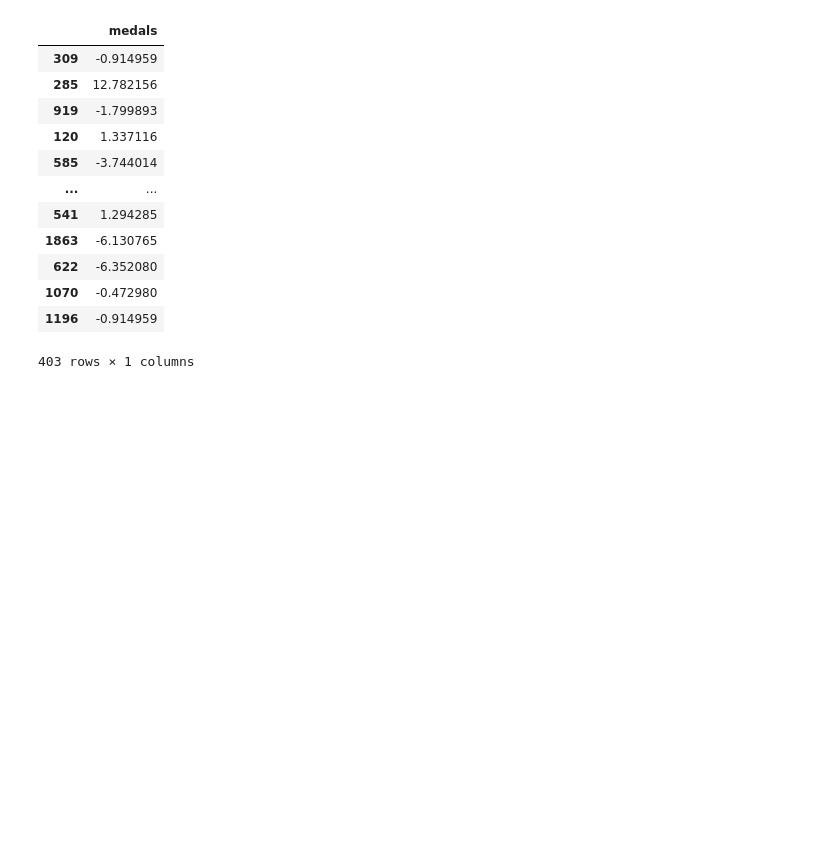
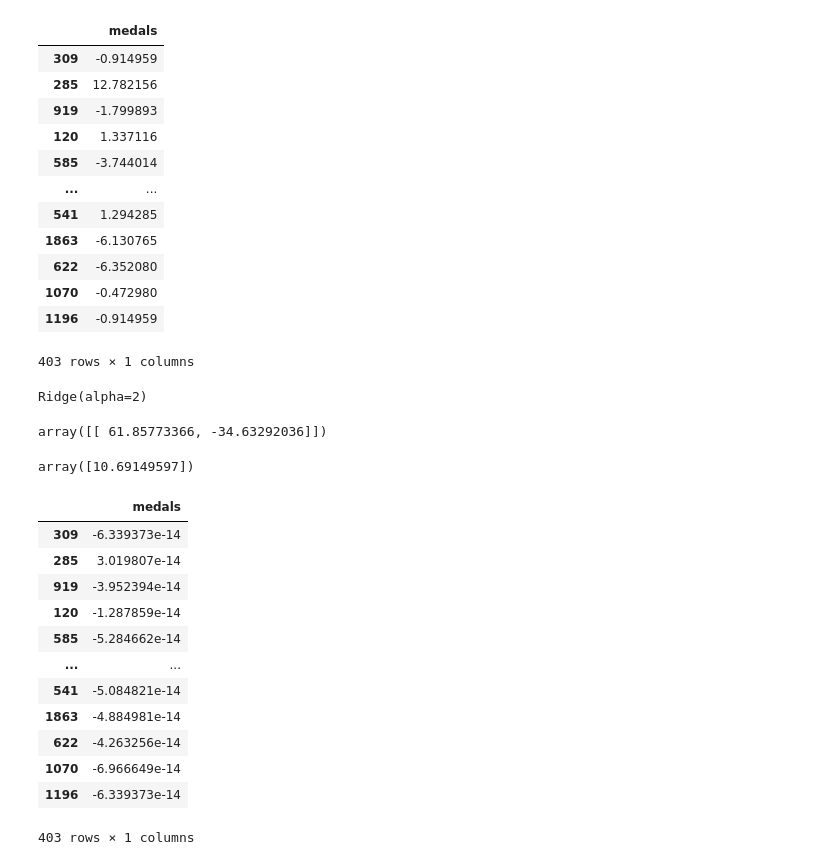
Before and after one commit to MehulPardeshi/ML-Projects, a Jupyter notebook: Ridge_regression/ridge_regression.ipynb, the cells around one changed output. Drawn from its saved outputs; the diff is of its cells as text; code cells hidden in the pictures; blank space fills up the shorter version.

Commit message:
Comparing my model with the sklearn ridge regression model

```diff
--- a/Ridge_regression/ridge_regression.ipynb
+++ b/Ridge_regression/ridge_regression.ipynb
@@ -220,3 +220,37 @@ def ridge_predict(test, predictors, x_mean, x_std, B):
     return predictions
 # %%
 predictions = ridge_predict(test, predictors, x_mean, x_std, B)
+# %%
+from sklearn.linear_model import Ridge
+
+ridge = Ridge(alpha=alpha)
+# %%
+ridge.fit(X[predictors], y)
+# %% [output]
+Ridge(alpha=2)
+# %%
+ridge.coef_
+# %% [output]
+array([[ 61.85773366, -34.63292036]])
+# %%
+ridge.intercept_
+# %% [output]
+array([10.69149597])
+# %%
+sklearn_predictions = ridge.predict(test_X[predictors])
+# %%
+predictions - sklearn_predictions
+# %% [output]
+|  | medals |
+| 309 | -6.339373e-14 |
+| 285 | 3.019807e-14 |
+| 919 | -3.952394e-14 |
+| 120 | -1.287859e-14 |
+| 585 | -5.284662e-14 |
+| ... | ... |
+| 541 | -5.084821e-14 |
+| 1863 | -4.884981e-14 |
+| 622 | -4.263256e-14 |
+| 1070 | -6.966649e-14 |
+| 1196 | -6.339373e-14 |
+403 rows × 1 columns
```
